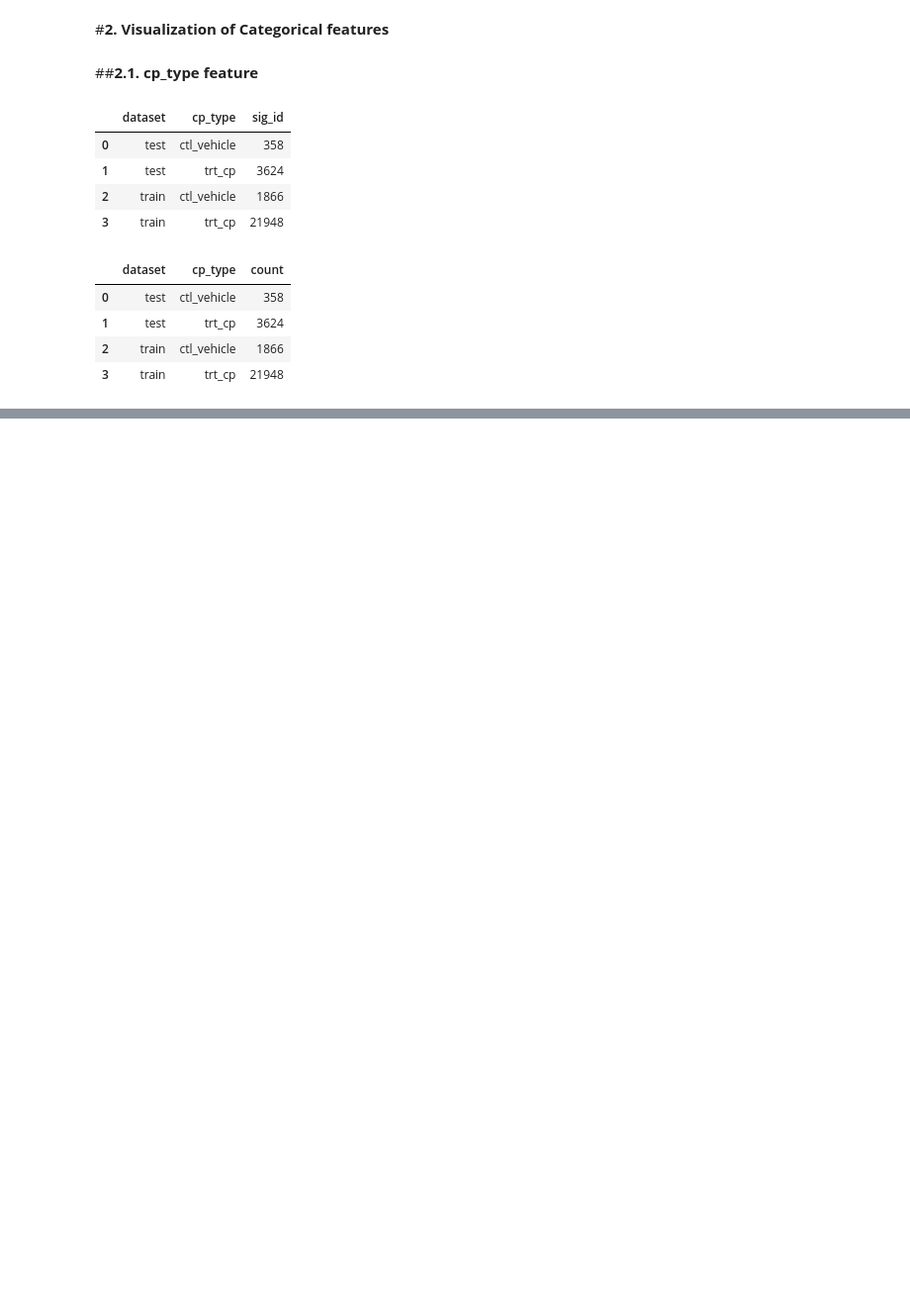
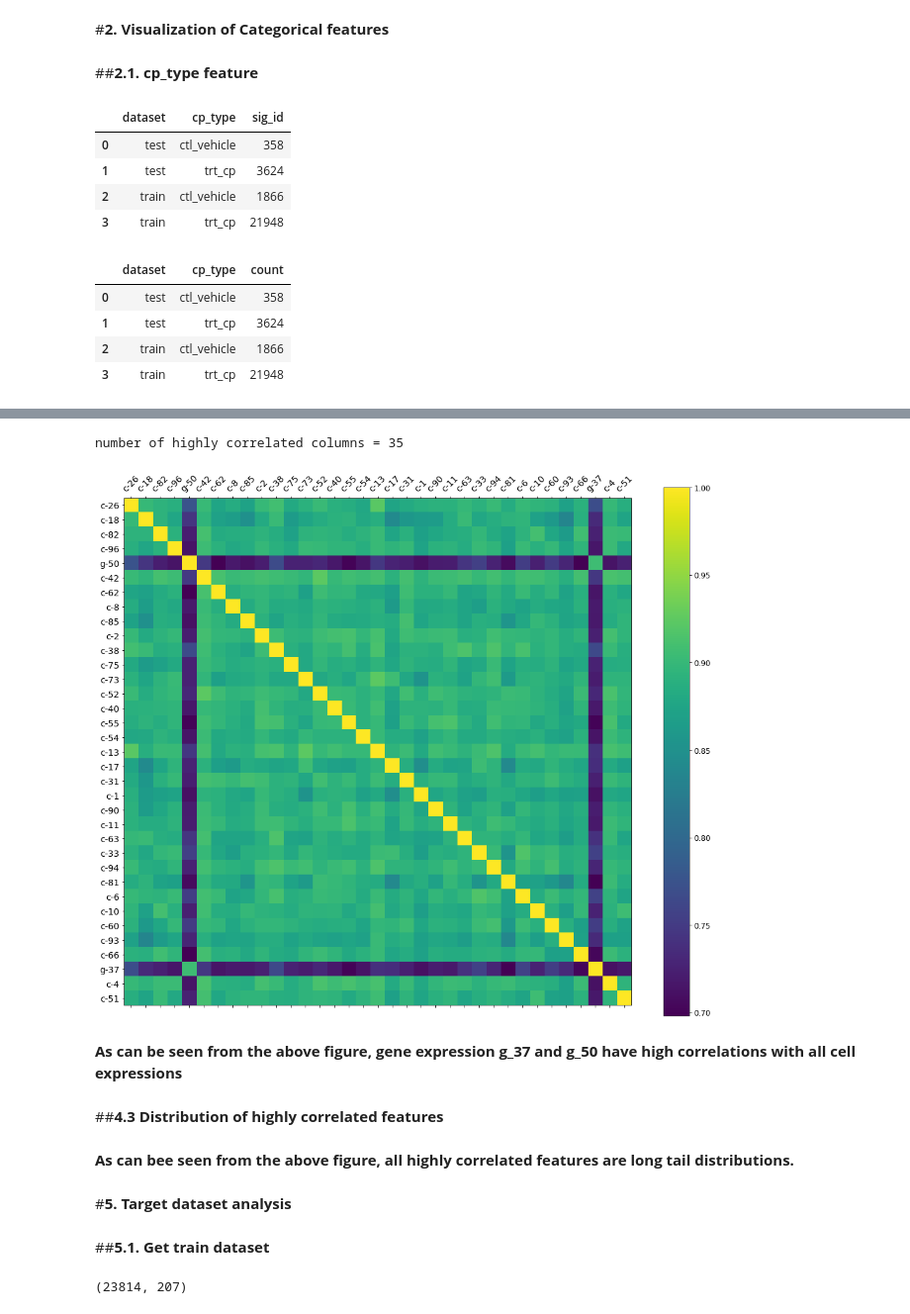
Before and after one commit to tuantla80/Mechanisms-of-Action-Prediction, a Jupyter notebook: MoA_Prediction_EDA_(Exploratory_Data_Analysis).ipynb, the cells around one changed output, grey strips where cells are left out. Shown at 99% size. Saved outputs shown, nothing was run; the diff lists cells and outputs as text; code cells hidden in the pictures; blank space fills up the shorter version.

```diff
--- a/MoA_Prediction_EDA_(Exploratory_Data_Analysis).ipynb
+++ b/MoA_Prediction_EDA_(Exploratory_Data_Analysis).ipynb
@@ -163,0 +319,9 @@ fig.show("svg")
+# %%
+%%time
+
+cols = ['cp_time'] + columns
+correlated_columns = []
+for i in range(len(cols)):
+    for j in range(i+1, len(cols)):
+        if abs(df_train[cols[i]].corr(df_train[cols[j]])) > 0.9:
+            correlated_columns.extend([cols[i], cols[j]])
@@ -163,0 +331,20 @@ fig.show("svg")
+# %%
+correlated_columns = list(set(correlated_columns))
+print(f'number of highly correlated columns = {len(correlated_columns)}')
+# %% [output]
+number of highly correlated columns = 35
+# %%
+df_corr = df[correlated_columns]
+
+fig = plt.figure(figsize=(18, 15))
+plt.matshow(df_corr.corr(), fignum=fig.number)
+plt.xticks(range(df_corr.shape[1]), df_corr.columns, fontsize=14, rotation=45)
+plt.yticks(range(df_corr.shape[1]), df_corr.columns, fontsize=14)
+cb = plt.colorbar()
+cb.ax.tick_params(labelsize=12)
+# %% [output]
+[figure, added]
+# %% [markdown]
+**As can be seen from the above figure, gene expression g_37 and g_50 have high correlations with all cell expressions**
+# %% [markdown]
+##**4.3 Distribution of highly correlated features**
@@ -163,0 +363,11 @@ fig.show("svg")
+# %% [markdown]
+**As can bee seen from the above figure, all highly correlated features are long tail distributions.**
+# %% [markdown]
+#**5. Target dataset analysis**
+# %% [markdown]
+##**5.1. Get train dataset**
+# %%
+train_target = pd.read_csv(os.path.join(path_in, 'train_targets_scored.csv'))
+train_target.shape
+# %% [output]
+(23814, 207)
```
Also changed, not shown: parts of 39 cells of this notebook.
